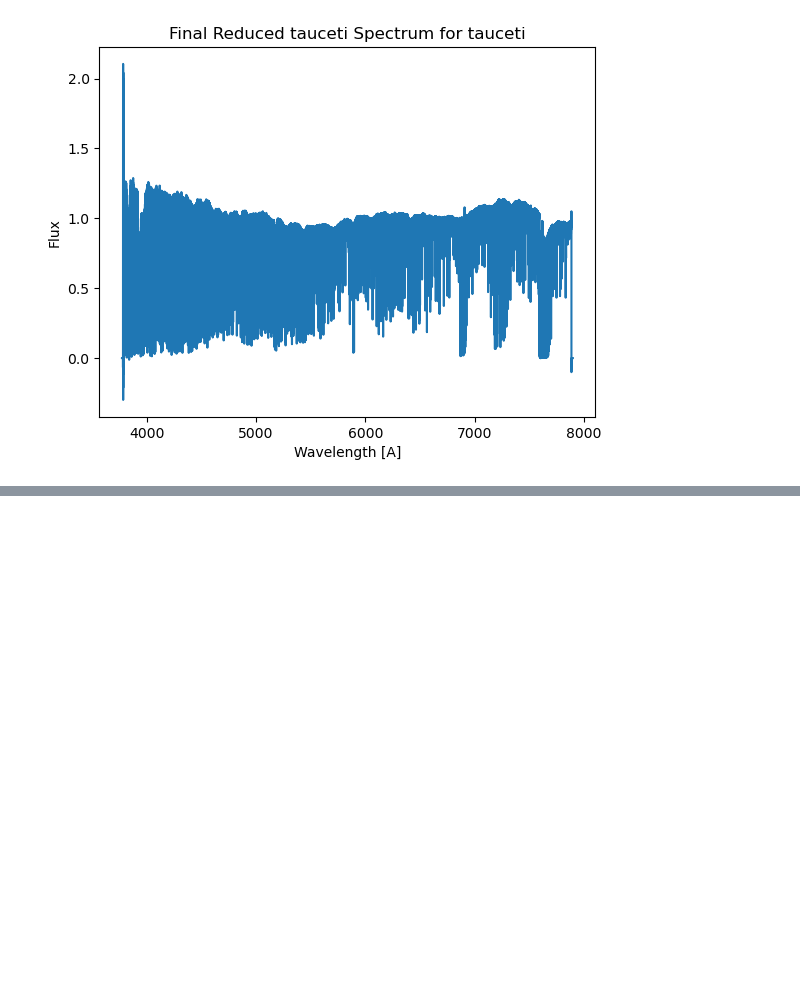
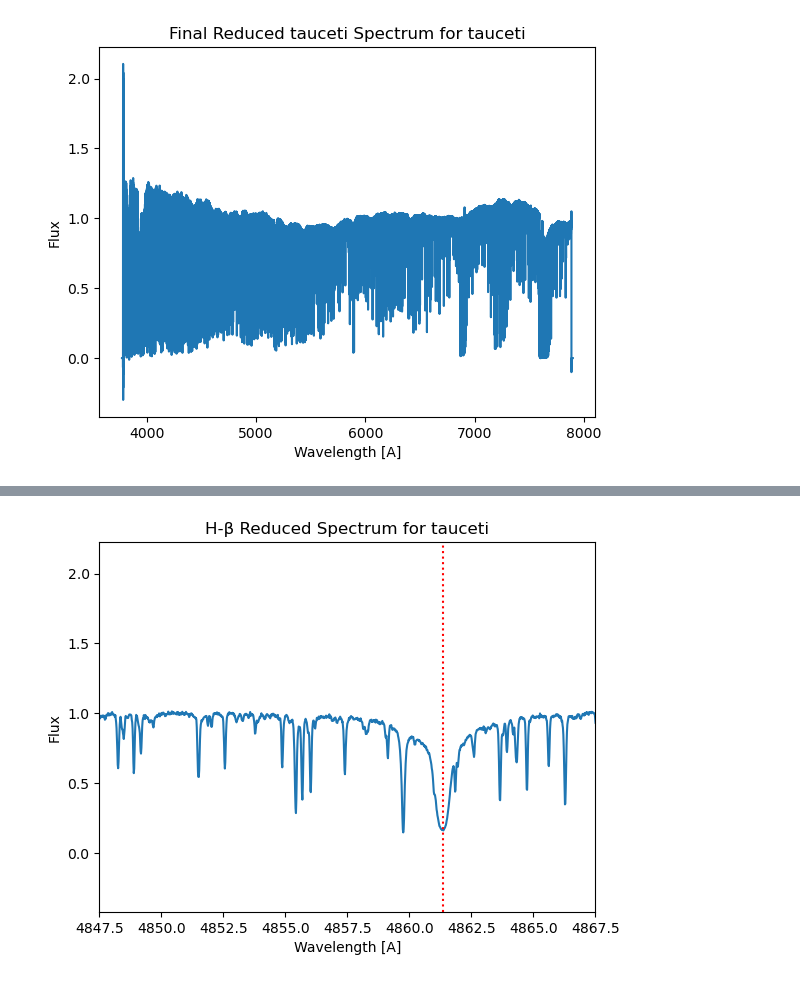
Before and after one commit to howardisaacson/Intro-2-Spectra, a Jupyter notebook: analysis/ESPRESSO/Spectral Lines of Tau Ceti.ipynb, the cells around one changed output, grey strips where cells are left out. Saved outputs shown, nothing was run; the diff lists cells and outputs as text; code cells hidden in the pictures; blank space fills up the shorter version.

```diff
--- a/analysis/ESPRESSO/Spectral Lines of Tau Ceti.ipynb
+++ b/analysis/ESPRESSO/Spectral Lines of Tau Ceti.ipynb
@@ -513,0 +530,12 @@ plt.show()
+# %%
+element = 'H-β '
+
+plt.plot(shifted_wl, shifted_fl)
+plt.xlim(4847.5 ,4867.5)
+plt.title(element + 'Reduced Spectrum for ' + star)
+plt.xlabel('Wavelength [A]')
+plt.ylabel('Flux')
+plt.axvline(x=4861.34, color = 'r', ls = ':')
+plt.show()
+# %% [output]
+[figure, added]
```
Also changed, not shown: parts of 16 cells of this notebook.
